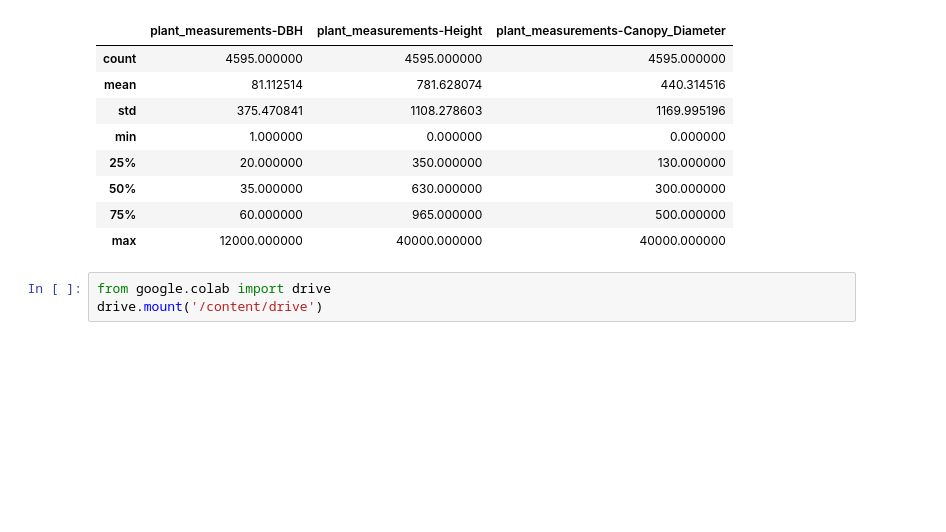
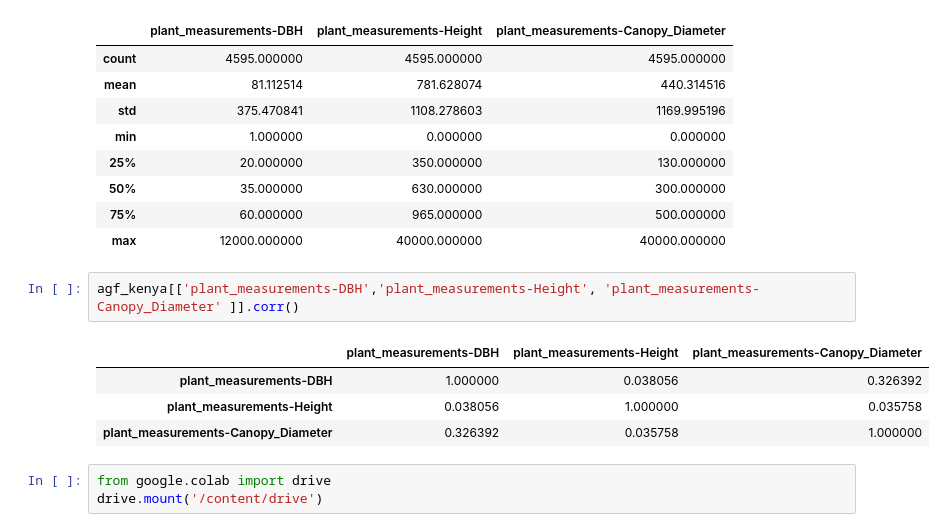
Before and after one commit to irungus/agf_kenya, a Jupyter notebook: agf_kenya_colab.ipynb, the cells around one changed output. Drawn from its saved outputs; the diff is of its cells as text; blank space fills up the shorter version.

```diff
--- a/agf_kenya_colab.ipynb
+++ b/agf_kenya_colab.ipynb
@@ -255,6 +255,13 @@ agf_kenya[['plant_measurements-DBH','plant_measurements-Height', 'plant_measurem
 | 50% | 35.000000 | 630.000000 | 300.000000 |
 | 75% | 60.000000 | 965.000000 | 500.000000 |
 | max | 12000.000000 | 40000.000000 | 40000.000000 |
+# %%
+agf_kenya[['plant_measurements-DBH','plant_measurements-Height', 'plant_measurements-Canopy_Diameter' ]].corr()
+# %% [output]
+|  | plant_measurements-DBH | plant_measurements-Height | plant_measurements-Canopy_Diameter |
+| plant_measurements-DBH | 1.000000 | 0.038056 | 0.326392 |
+| plant_measurements-Height | 0.038056 | 1.000000 | 0.035758 |
+| plant_measurements-Canopy_Diameter | 0.326392 | 0.035758 | 1.000000 |
 # %%
 from google.colab import drive
 drive.mount('/content/drive')
```
